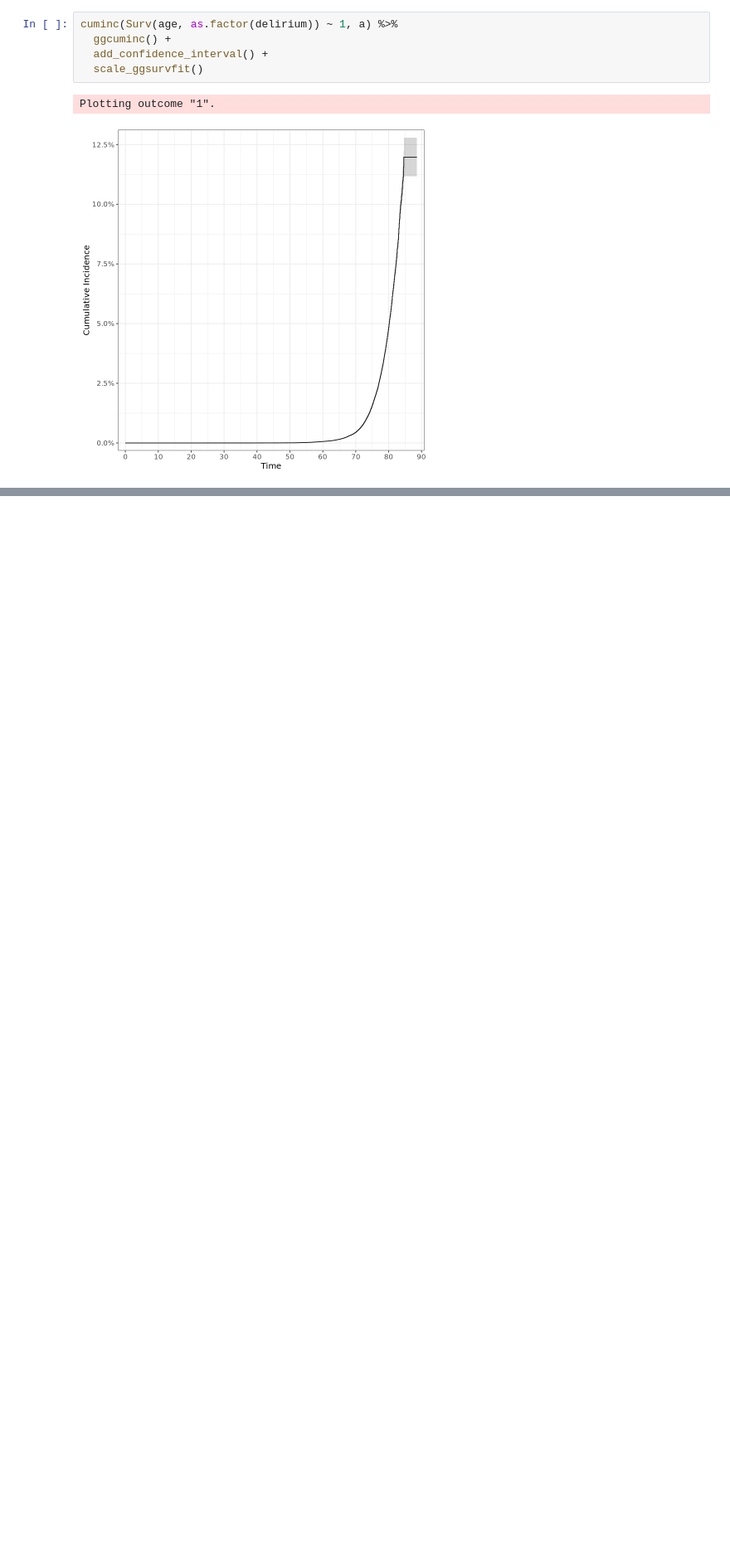
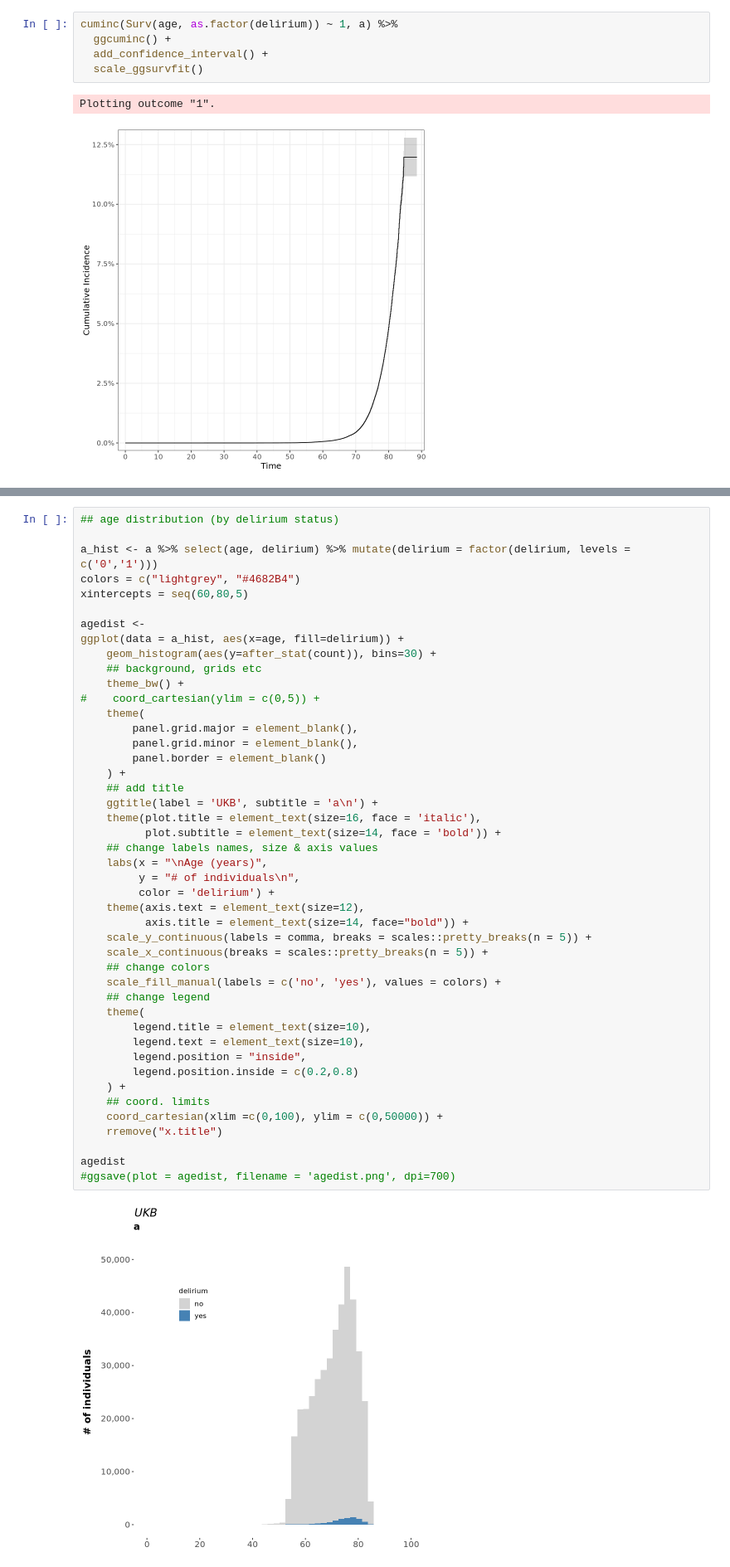
Before and after one commit to VasiliosRaptis/deliriumGen, a Jupyter notebook: ukb.delirium.gwas/sensitivity/dementia_age_stratified/01_preprocess.ipynb, the cells around one changed output, grey strips where cells are left out. Shown: that part at 83% size. Saved outputs shown, nothing was run; the diff lists cells and outputs as text; blank space fills up the shorter version.

```diff
--- a/ukb.delirium.gwas/sensitivity/dementia_age_stratified/01_preprocess.ipynb
+++ b/ukb.delirium.gwas/sensitivity/dementia_age_stratified/01_preprocess.ipynb
@@ -123,0 +176,47 @@ Plotting outcome "1".
+# %%
+## age distribution (by delirium status)
+
+a_hist <- a %>% select(age, delirium) %>% mutate(delirium = factor(delirium, levels = c('0','1')))
+colors = c("lightgrey", "#4682B4")
+xintercepts = seq(60,80,5)
+
+agedist <-
+ggplot(data = a_hist, aes(x=age, fill=delirium)) +
+    geom_histogram(aes(y=after_stat(count)), bins=30) +
+    ## background, grids etc
+    theme_bw() +
+#    coord_cartesian(ylim = c(0,5)) +
+    theme(
+        panel.grid.major = element_blank(),
+        panel.grid.minor = element_blank(),
+        panel.border = element_blank()
+    ) +
+    ## add title
+    ggtitle(label = 'UKB', subtitle = 'a\n') +
+    theme(plot.title = element_text(size=16, face = 'italic'),
+          plot.subtitle = element_text(size=14, face = 'bold')) +
+    ## change labels names, size & axis values
+    labs(x = "\nAge (years)",
+         y = "# of individuals\n",
+         color = 'delirium') +
+    theme(axis.text = element_text(size=12),
+          axis.title = element_text(size=14, face="bold")) +
+    scale_y_continuous(labels = comma, breaks = scales::pretty_breaks(n = 5)) +
+    scale_x_continuous(breaks = scales::pretty_breaks(n = 5)) +
+    ## change colors
+    scale_fill_manual(labels = c('no', 'yes'), values = colors) +
+    ## change legend
+    theme(
+        legend.title = element_text(size=10),
+        legend.text = element_text(size=10),
+        legend.position = "inside",
+        legend.position.inside = c(0.2,0.8)
+    ) +
+    ## coord. limits
+    coord_cartesian(xlim =c(0,100), ylim = c(0,50000)) +
+    rremove("x.title")
+
+agedist
+#ggsave(plot = agedist, filename = 'agedist.png', dpi=700)
+# %% [output]
+[figure, added]
```
Also changed, not shown: parts of 22 cells of this notebook.
